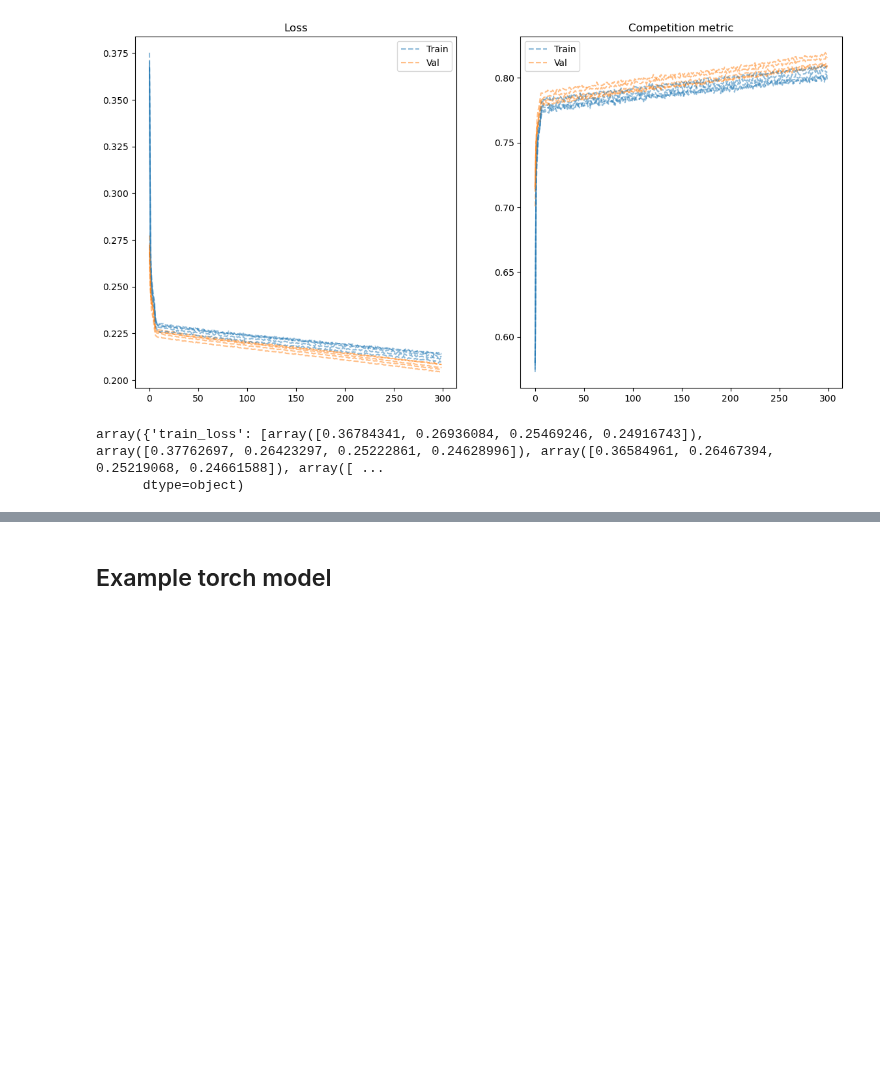
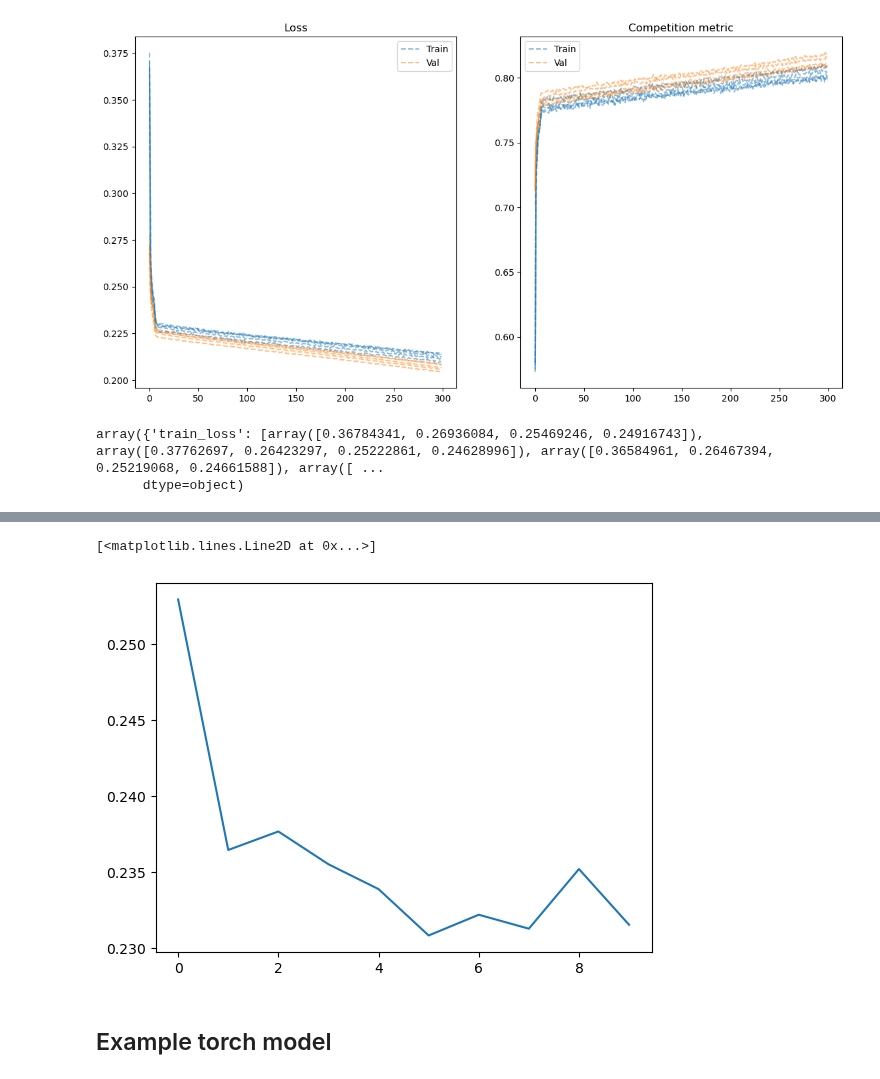
Before and after one commit to marcusGH/edain_paper, a Jupyter notebook: notebooks/baseline_model.ipynb, the cells around one changed output, grey strips where cells are left out. Cells and saved outputs as stored; diff of their text form; code cells hidden in the pictures; blank space fills up the shorter version.

```diff
--- a/notebooks/baseline_model.ipynb
+++ b/notebooks/baseline_model.ipynb
@@ -881,3 +1033,9 @@ history
+# %%
+import matplotlib.pyplot as plt
+plt.plot(history['val_loss'])
+# %% [output]
+[<matplotlib.lines.Line2D at 0x...>]
+[figure, added]
 # %% [markdown]
 ## Example torch model
 # %%
```
Also changed, not shown: parts of 9 cells of this notebook, 3 other files.
